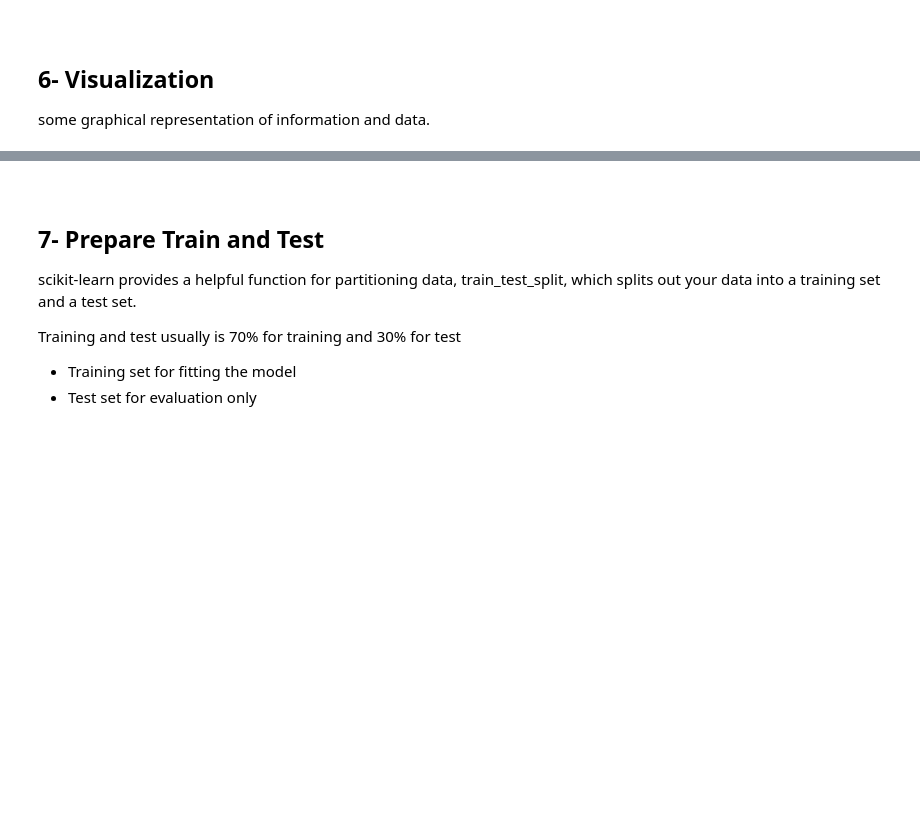
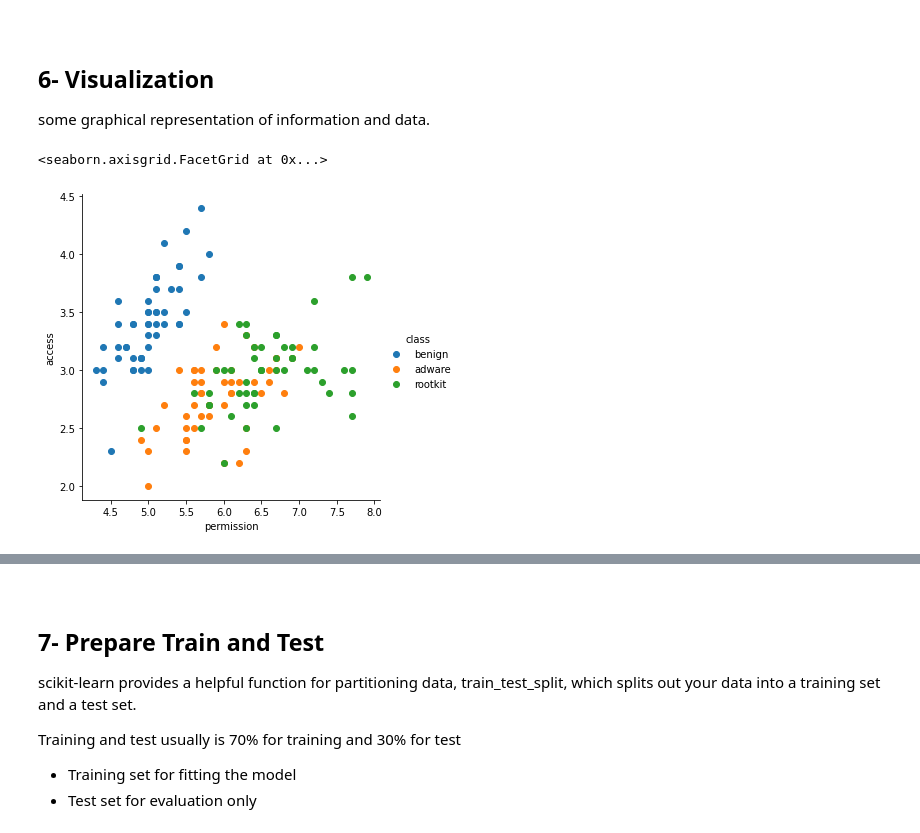
Before and after one commit to kdemertzis/ML_BigData_CyberSecurity-test, a Jupyter notebook: Demo/ML_Algorithms.ipynb, the cells around one changed output, grey strips where cells are left out. Cells and saved outputs as stored; diff of their text form; code cells hidden in the pictures; blank space fills up the shorter version.

```diff
--- a/Demo/ML_Algorithms.ipynb
+++ b/Demo/ML_Algorithms.ipynb
@@ -156,2 +78,4 @@ data =  pd.read_csv('../input/iris/Iris.csv')
+# %%
+data =  pd.read_csv('https://raw.githubusercontent.com/kdemertzis/ML_BigData_CyberSecurity-test/master/Demo/android_apps.csv')
 # %%
 data.head()
@@ -164,7 +111,10 @@ data.info()
 ## 6- Visualization
  some graphical representation of information and data.
 # %%
-sns.FacetGrid(data,hue='Species',size=5)\
-.map(plt.scatter,'SepalLengthCm','SepalWidthCm')\
+sns.FacetGrid(data,hue='class',size=5)\
+.map(plt.scatter,'permission','access')\
 .add_legend()
+# %% [output]
+<seaborn.axisgrid.FacetGrid at 0x...>
+[figure, added]
 # %%
```
Also changed, not shown: parts of 36 cells of this notebook.
